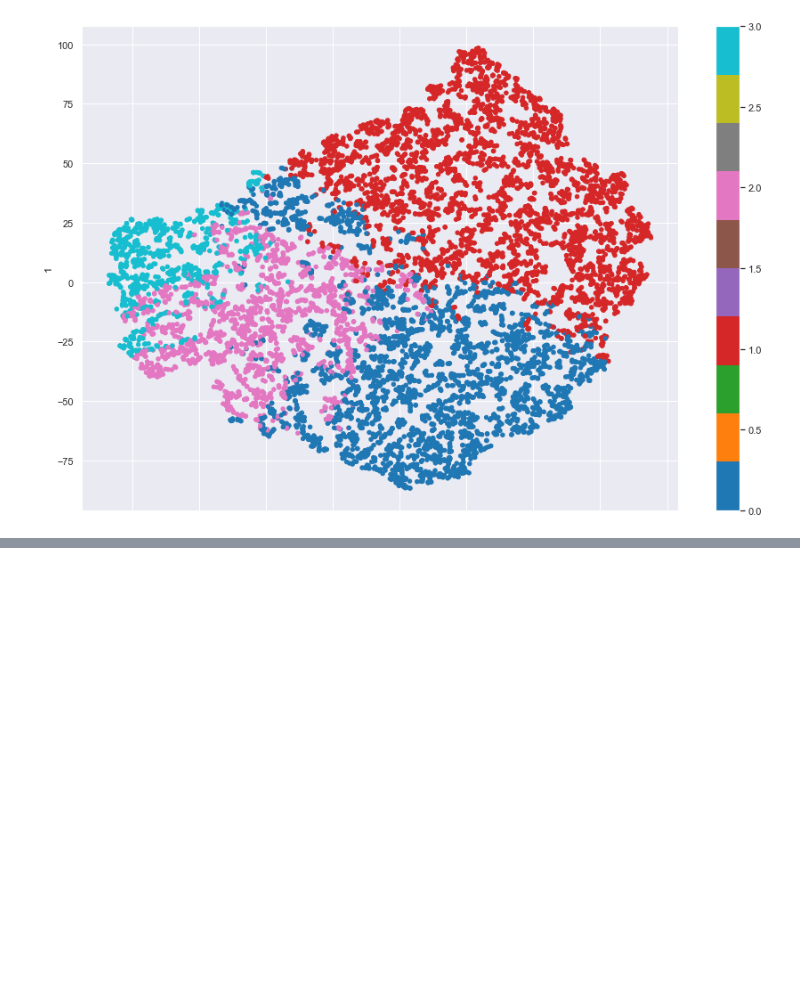
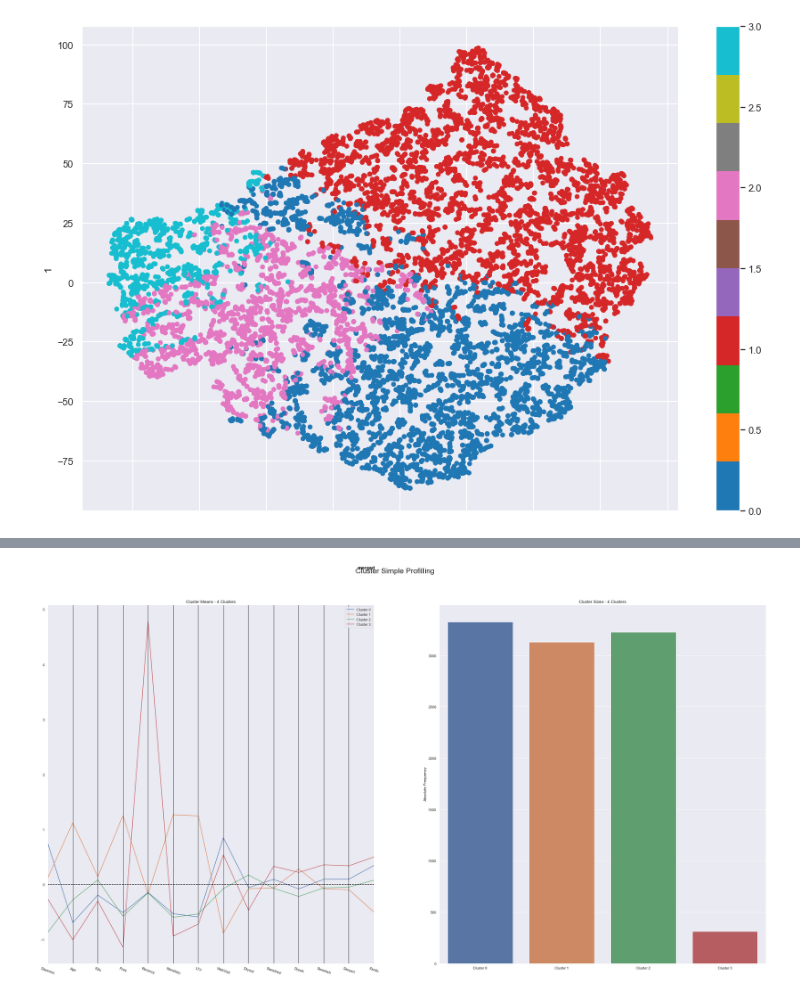
Before and after one commit to diogobulhosa/BC1, a Jupyter notebook: scripts/kmeans_analysis_product.ipynb, the cells around one changed output, grey strips where cells are left out. Cells and saved outputs as stored; diff of their text form; code cells hidden in the pictures; blank space fills up the shorter version.

```diff
--- a/scripts/kmeans_analysis_product.ipynb
+++ b/scripts/kmeans_analysis_product.ipynb
@@ -320,0 +384,8 @@ plt.show()
+# %%
+#final cluster solution - KMEANS - Stardard Scaler
+kmclust = KMeans(n_clusters=4, init='k-means++', n_init=15, random_state=1)
+km_labels = kmclust.fit_predict(scaled_df[client_features])
+
+# inserting in the dataset for visualization
+km_St = pd.concat((scaled_df.reset_index(), pd.Series(km_labels, name='km_labels')), axis=1).set_index('Custid')
+km_St.groupby('km_labels').mean()
@@ -320,0 +410,9 @@ plt.show()
+# %%
+cluster_profiles(
+    df = km_St[client_features+product_features + ['km_labels']],
+    label_columns = ['km_labels'],
+    figsize = (40, 20),
+    compar_titles = ["merged"]
+)
+# %% [output]
+[figure, added]
```
Also changed, not shown: parts of 15 cells of this notebook.
